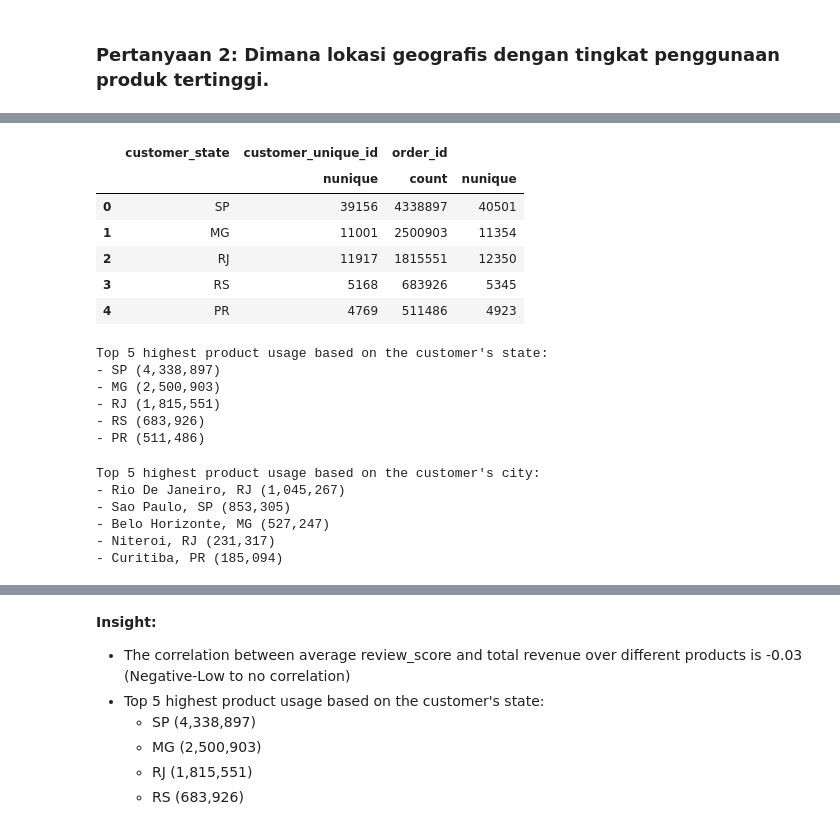
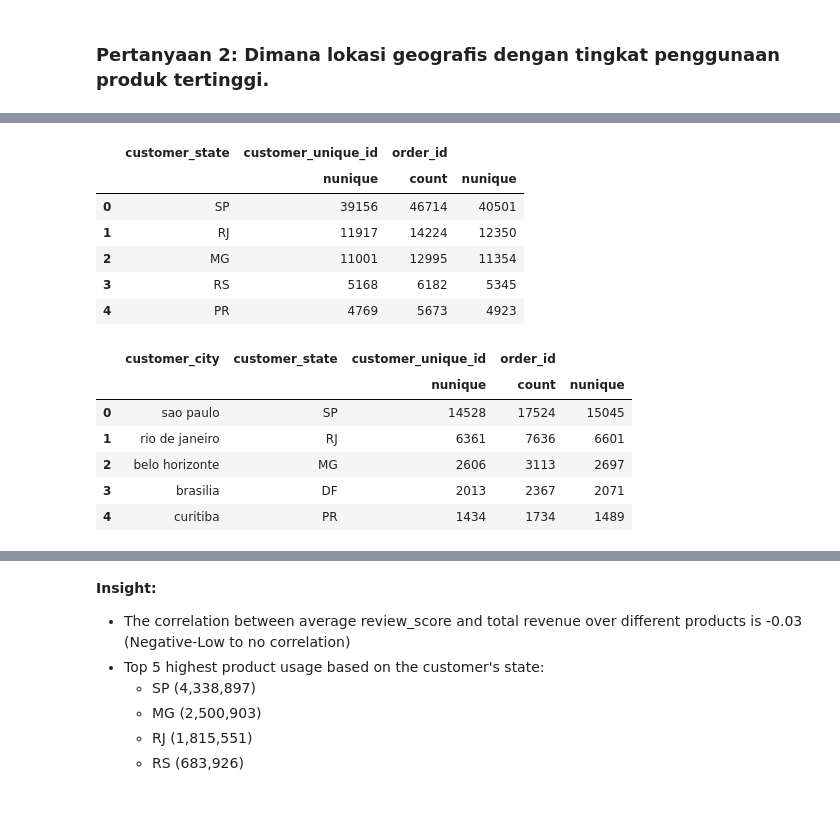
Before and after one commit to nairkivm/e-commerce-public-data-project, a Jupyter notebook: Proyek_Analisis_Data.ipynb, the cells around one changed output, grey strips where cells are left out. Drawn from its saved outputs; the diff is of its cells as text; code cells hidden in the pictures.

```diff
--- a/Proyek_Analisis_Data.ipynb
+++ b/Proyek_Analisis_Data.ipynb
@@ -220,7 +225,7 @@ modified_data['products'] = (
 # Remove duplicated data
 modified_data['geolocations'] = (
     modified_data['geolocations']
-    .drop_duplicates(ignore_index=True)
+    .drop_duplicates(subset='geolocation_zip_code_prefix', ignore_index=True)
 )
 
 # Handle missing value
@@ -453,7 +458,6 @@ df = (
         on="product_category_name"
     )
     .drop(columns=['product_category_name'])
-    .drop()
 )
 
 df.head()
@@ -532,39 +552,28 @@ df_2.head()
 # %%
 # Aggregate the data
-agg_df_2 = (
+agg_df_2_1 = (
     df_2
     .groupby(['customer_state'])
     .agg({
         'customer_unique_id': ['nunique'],
         'order_id': ['count', 'nunique'],
     })
     .sort_values(by=('order_id','count'), ascending=False)
     .reset_index()
 )
 
-agg_df_2.head()
+agg_df_2_1.head()
 # %% [output]
 |  | customer_state | customer_unique_id | order_id |  |
 |  |  | nunique | count | nunique |
-| 0 | SP | 39156 | 4338897 | 40501 |
-| 1 | MG | 11001 | 2500903 | 11354 |
-| 2 | RJ | 11917 | 1815551 | 12350 |
-| 3 | RS | 5168 | 683926 | 5345 |
-| 4 | PR | 4769 | 511486 | 4923 |
+| 0 | SP | 39156 | 46714 | 40501 |
+| 1 | RJ | 11917 | 14224 | 12350 |
+| 2 | MG | 11001 | 12995 | 11354 |
+| 3 | RS | 5168 | 6182 | 5345 |
+| 4 | PR | 4769 | 5673 | 4923 |
-# %%
-# Print top 5 highest product usage (order_id.count) based on the customer_city
-points = '\n- '
-print(f"Top 5 highest product usage based on the customer's state:\n- {points.join([rows[('customer_state','')]+' ('+'{:,}'.format(rows[('order_id', 'count')])+')' for i, rows in agg_df_2.head().iterrows()])}")
-# %% [output]
-Top 5 highest product usage based on the customer's state:
-- SP (4,338,897)
-- MG (2,500,903)
-- RJ (1,815,551)
-- RS (683,926)
-- PR (511,486)
 # %%
 # Aggregate the data
-agg_df_3 = (
+agg_df_2_2 = (
     df_2
     .groupby(['customer_city', 'customer_state'])
     .agg({
@@ -575,15 +584,12 @@ agg_df_3 = (
     .reset_index()
 )
 
-agg_df_3.head()
+agg_df_2_2.head()
+# %% [output]
+|  | customer_city | customer_state | customer_unique_id | order_id |  |
+|  |  |  | nunique | count | nunique |
+| 0 | sao paulo | SP | 14528 | 17524 | 15045 |
+| 1 | rio de janeiro | RJ | 6361 | 7636 | 6601 |
+| 2 | belo horizonte | MG | 2606 | 3113 | 2697 |
+| 3 | brasilia | DF | 2013 | 2367 | 2071 |
+| 4 | curitiba | PR | 1434 | 1734 | 1489 |
-# %%
-# Print top 5 highest product usage (order_id.count) based on the customer_city
-points = '\n- '
-print(f"Top 5 highest product usage based on the customer's city:\n- {points.join([str(rows[('customer_city','')]).title()+', '+rows[('customer_state','')]+' ('+'{:,}'.format(rows[('order_id', 'count')])+')' for i, rows in agg_df_3.head().iterrows()])}")
-# %% [output]
-Top 5 highest product usage based on the customer's city:
-- Rio De Janeiro, RJ (1,045,267)
-- Sao Paulo, SP (853,305)
-- Belo Horizonte, MG (527,247)
-- Niteroi, RJ (231,317)
-- Curitiba, PR (185,094)
```
Also changed, not shown: parts of 19 cells of this notebook.
